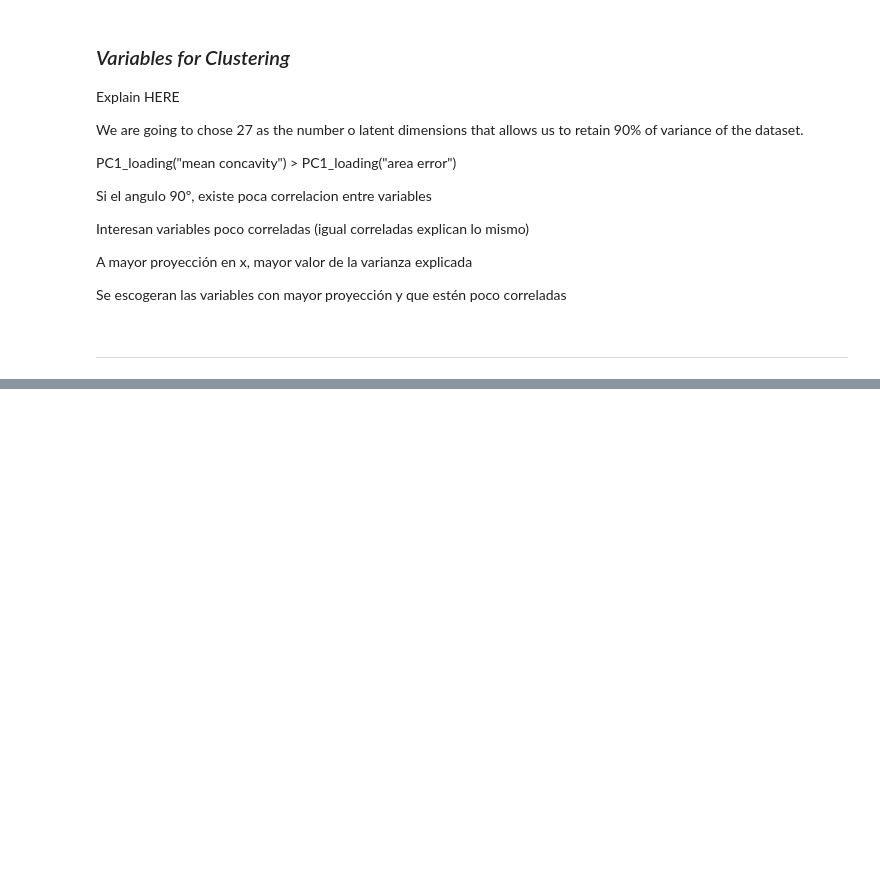
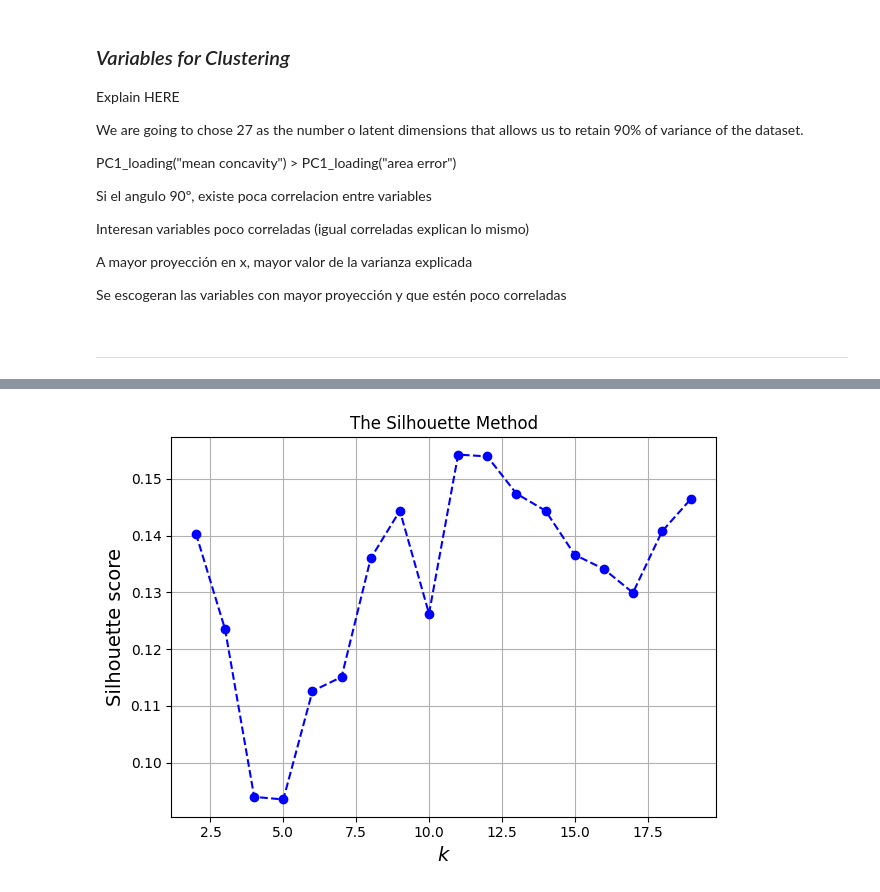
Before and after one commit to SergioCuencaNunez/ml3-bank-marketing, a Jupyter notebook: main.ipynb, the cells around one changed output, grey strips where cells are left out. Drawn from its saved outputs; the diff is of its cells as text; code cells hidden in the pictures; blank space fills up the shorter version.

```diff
--- a/main.ipynb
+++ b/main.ipynb
@@ -846,0 +756,14 @@ array([0, 9, 0, ..., 0, 4, 4], dtype=int32)
+# %%
+from sklearn.metrics import silhouette_score
+
+silhouette_scores = [silhouette_score(data, model.labels_) for model in kmeans_per_k]
+# %%
+plt.plot(Ks, silhouette_scores, "bo--")
+plt.title('The Silhouette Method')
+plt.xlabel("$k$", fontsize = 14)
+plt.ylabel("Silhouette score", fontsize = 14)
+plt.grid(True)
+plt.tight_layout()
+plt.show()
+# %% [output]
+[figure, added]
```
Also changed, not shown: parts of 23 cells of this notebook.
